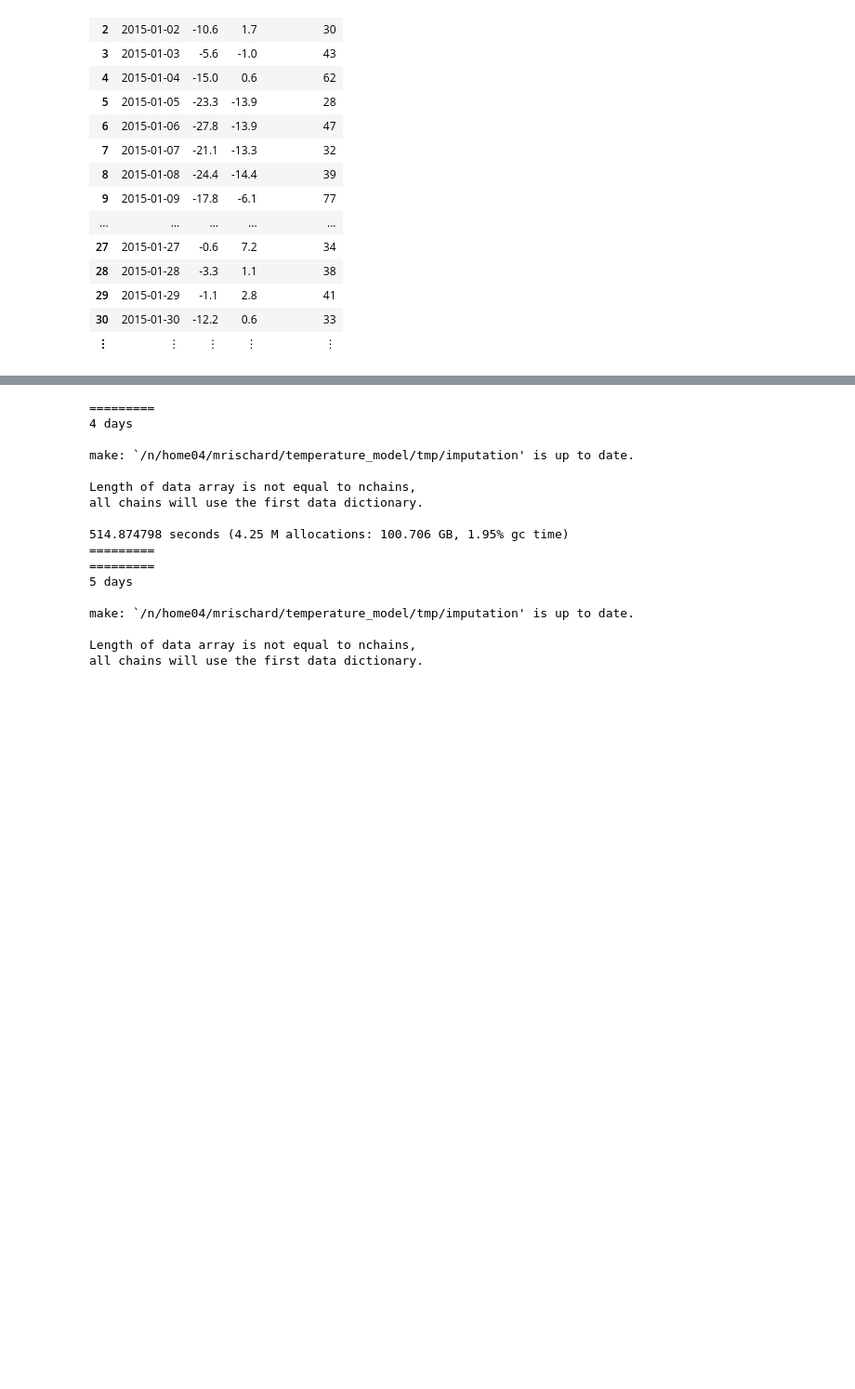
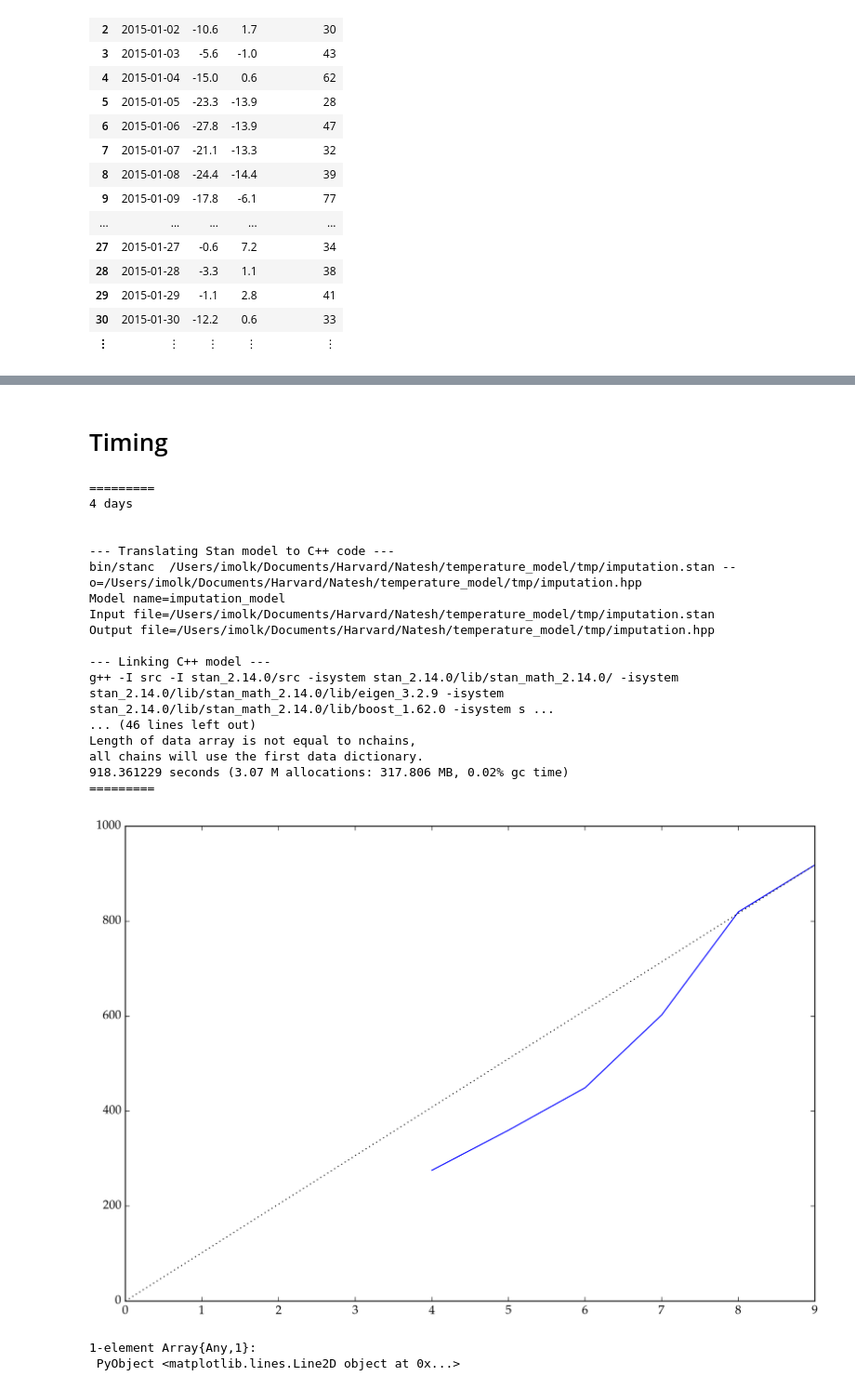
Before and after one commit to maximerischard/TemperatureImputations.jl, a Jupyter notebook: pipeline2.ipynb, the cells around one changed output, grey strips where cells are left out. Shown at 93% size. Cells and saved outputs as stored; diff of their text form; code cells hidden in the pictures; blank space fills up the shorter version.

Commit message:
build stan pipeline

```diff
--- a/pipeline2.ipynb
+++ b/pipeline2.ipynb
@@ -110,8 +255,10 @@ imputation_model = pred.get_imputation_model();
+# %% [markdown]
+# Timing
 # %%
 for window_days in (4:9)
     println("=========")
     @printf("%d days\n", window_days)
-    imputation_data=pred.prep_data(nearby_pred, TnTx, Date(2015,3,1), Hour(17), Day(window_days))
+    imputation_data=TempModel.prep_data(nearby_pred, TnTx, Date(2015,3,1), Hour(17), Day(window_days))
     @time sim1 = stan(
         imputation_model,
         [imputation_data],
@@ -125,17 +272,38 @@ end
 =========
 4 days
 
-make: `/n/home04/mrischard/temperature_model/tmp/imputation' is up to date.
 
+--- Translating Stan model to C++ code ---
+bin/stanc  /Users/imolk/Documents/Harvard/Natesh/temperature_model/tmp/imputation.stan --o=/Users/imolk/Documents/Harvard/Natesh/temperature_model/tmp/imputation.hpp
+Model name=imputation_model
+Input file=/Users/imolk/Documents/Harvard/Natesh/temperature_model/tmp/imputation.stan
+Output file=/Users/imolk/Documents/Harvard/Natesh/temperature_model/tmp/imputation.hpp
+
+--- Linking C++ model ---
+g++ -I src -I stan_2.14.0/src -isystem stan_2.14.0/lib/stan_math_2.14.0/ -isystem stan_2.14.0/lib/stan_math_2.14.0/lib/eigen_3.2.9 -isystem stan_2.14.0/lib/stan_math_2.14.0/lib/boost_1.62.0 -isystem s ...
+... (46 lines left out)
 Length of data array is not equal to nchains,
 all chains will use the first data dictionary.
-
-514.874798 seconds (4.25 M allocations: 100.706 GB, 1.95% gc time)
+918.361229 seconds (3.07 M allocations: 317.806 MB, 0.02% gc time)
 =========
-=========
-5 days
-
-make: `/n/home04/mrischard/temperature_model/tmp/imputation' is up to date.
-
-Length of data array is not equal to nchains,
-all chains will use the first data dictionary.
+# %%
+import PyPlot; plt=PyPlot
+using LaTeXStrings
+plt.rc("figure", dpi=300.0)
+plt.rc("figure", figsize=(12,8))
+plt.rc("savefig", dpi=300.0)
+plt.rc("text", usetex=true)
+plt.rc("font", family="serif")
+plt.rc("font", serif="Palatino")
+;
+# %%
+days = collect(4:9)
+times = [275.296992, 359.682704, 449.193007, 602.574764,819.474179,918.361229]
+plt.plot(days, times)
+plt.ylim(0,1000)
+plt.xlim(0,9)
+plt.plot((0,9),(0,918.361229), ":", color="black")
+# %% [output]
+[figure, added]
+1-element Array{Any,1}:
+ PyObject <matplotlib.lines.Line2D object at 0x...>
```
Also changed, not shown: parts of 28 cells of this notebook, 2 other files.
